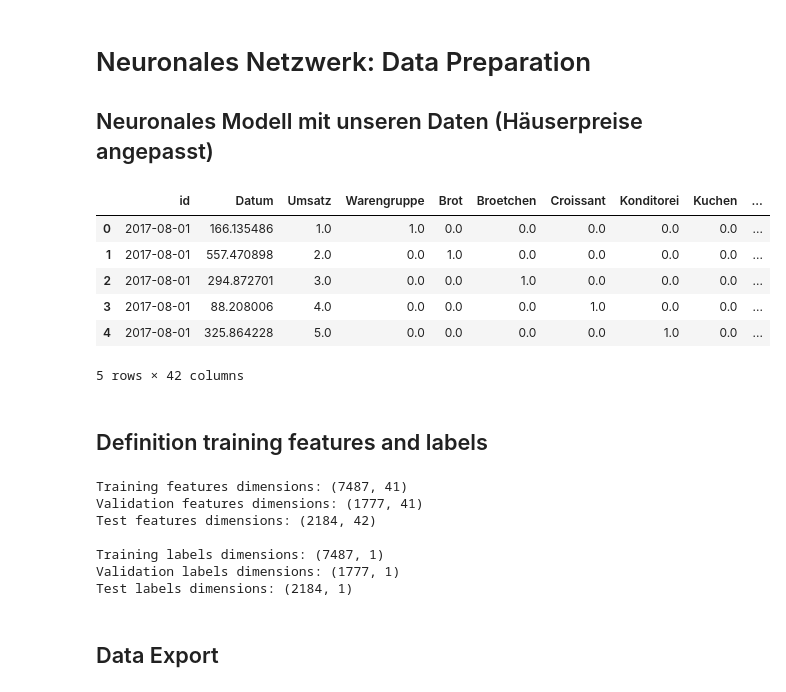
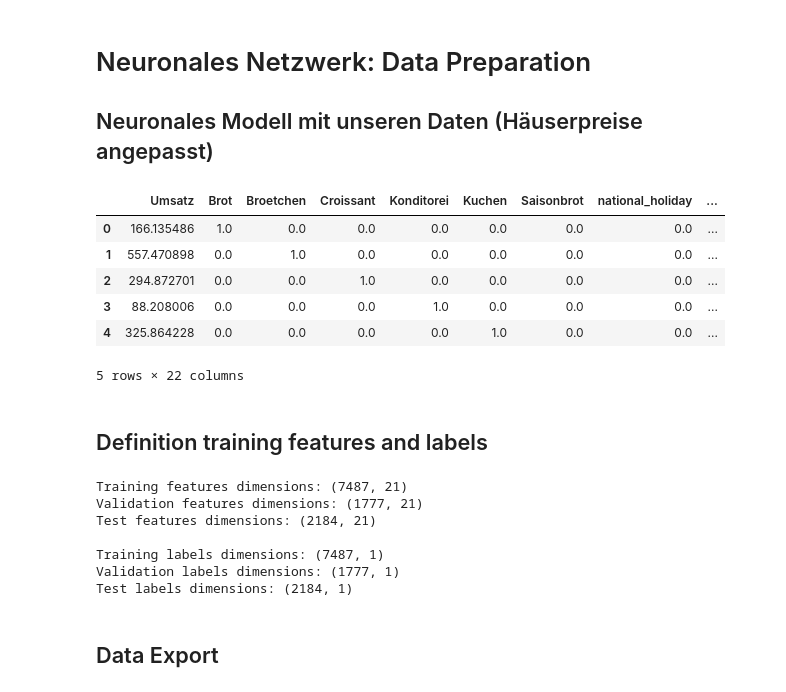
Before and after one commit to manuelboehm/MA-bakery-sales-prediction, a Jupyter notebook: 3_Model/Neuronales Modell.ipynb, the cells around one changed output. Drawn from its saved outputs; the diff is of its cells as text; code cells hidden in the pictures.

```diff
--- a/3_Model/Neuronales Modell.ipynb
+++ b/3_Model/Neuronales Modell.ipynb
@@ -4,27 +4,27 @@
 # %%
 # Import necessary libraries
 import pandas as pd
 import numpy as np
 import os
 
 # Import Data
-df_training = pd.read_csv("/workspaces/MA-bakery-sales-prediction/_data_prepared/df_training.csv")
-df_validation = pd.read_csv("/workspaces/MA-bakery-sales-prediction/_data_prepared/df_validation.csv")
-df_test = pd.read_csv("/workspaces/MA-bakery-sales-prediction/_data_prepared/df_test.csv")
+df_training = pd.read_csv("/workspaces/MA-bakery-sales-prediction/_data_prepared/df_training_neural_network.csv")
+df_validation = pd.read_csv("/workspaces/MA-bakery-sales-prediction/_data_prepared/df_validation_neural_network.csv")
+df_test = pd.read_csv("/workspaces/MA-bakery-sales-prediction/_data_prepared/df_test_neural_network.csv")
 df_training.head()  # Print first few rows to verify
 df_validation.head()  # Print first few rows to verify
 # %% [output]
-|  | id | Datum | Umsatz | Warengruppe | Brot | Broetchen | Croissant | Konditorei | Kuchen | ... |
-| 0 | 2017-08-01 | 166.135486 | 1.0 | 1.0 | 0.0 | 0.0 | 0.0 | 0.0 | 0.0 | ... |
-| 1 | 2017-08-01 | 557.470898 | 2.0 | 0.0 | 1.0 | 0.0 | 0.0 | 0.0 | 0.0 | ... |
-| 2 | 2017-08-01 | 294.872701 | 3.0 | 0.0 | 0.0 | 1.0 | 0.0 | 0.0 | 0.0 | ... |
-| 3 | 2017-08-01 | 88.208006 | 4.0 | 0.0 | 0.0 | 0.0 | 1.0 | 0.0 | 0.0 | ... |
-| 4 | 2017-08-01 | 325.864228 | 5.0 | 0.0 | 0.0 | 0.0 | 0.0 | 1.0 | 0.0 | ... |
+|  | Umsatz | Brot | Broetchen | Croissant | Konditorei | Kuchen | Saisonbrot | national_holiday | ... |
+| 0 | 166.135486 | 1.0 | 0.0 | 0.0 | 0.0 | 0.0 | 0.0 | 0.0 | ... |
+| 1 | 557.470898 | 0.0 | 1.0 | 0.0 | 0.0 | 0.0 | 0.0 | 0.0 | ... |
+| 2 | 294.872701 | 0.0 | 0.0 | 1.0 | 0.0 | 0.0 | 0.0 | 0.0 | ... |
+| 3 | 88.208006 | 0.0 | 0.0 | 0.0 | 1.0 | 0.0 | 0.0 | 0.0 | ... |
+| 4 | 325.864228 | 0.0 | 0.0 | 0.0 | 0.0 | 1.0 | 0.0 | 0.0 | ... |
-5 rows × 42 columns
+5 rows × 22 columns
 # %% [markdown]
 ## Definition training features and labels
 # %%
-import numpy as np
+    import numpy as np
 
 # Separating features and labels
 training_features = df_training.drop('Umsatz', axis=1)
@@ -44,9 +44,9 @@ print("Training labels dimensions:", training_labels.shape)
 print("Validation labels dimensions:", validation_labels.shape)
 print("Test labels dimensions:", test_labels.shape)
 # %% [output]
-Training features dimensions: (7487, 41)
-Validation features dimensions: (1777, 41)
-Test features dimensions: (2184, 42)
+Training features dimensions: (7487, 21)
+Validation features dimensions: (1777, 21)
+Test features dimensions: (2184, 21)
 
 Training labels dimensions: (7487, 1)
 Validation labels dimensions: (1777, 1)
```
Also changed, not shown: parts of 8 cells of this notebook.
